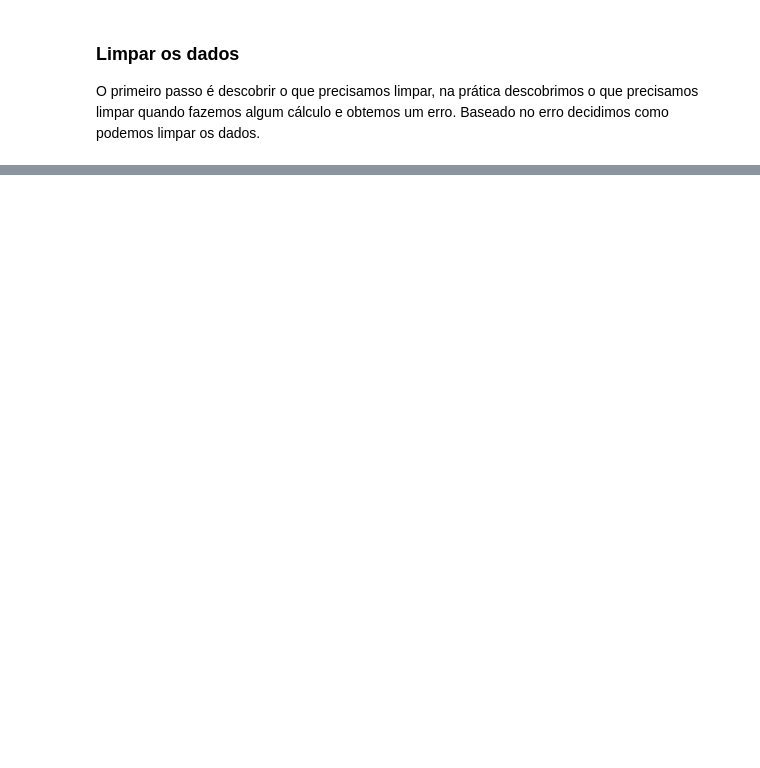
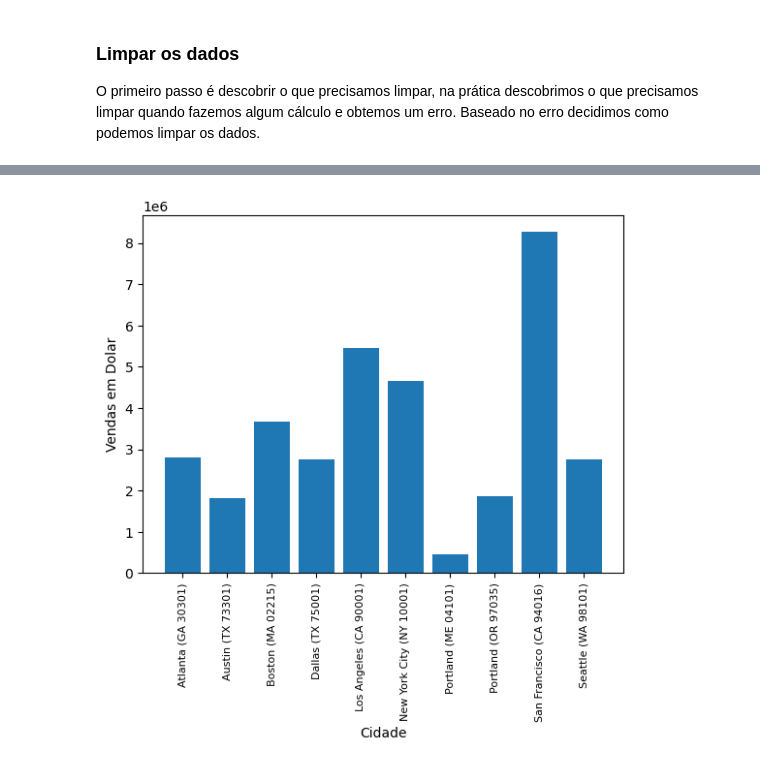
Before and after one commit to FiGuidastri/youtube-tutorials, a Jupyter notebook: Keith Galli/real-world-task-python-pandas/app.ipynb, the cells around one changed output, grey strips where cells are left out. Saved outputs shown, nothing was run; the diff lists cells and outputs as text; code cells hidden in the pictures; blank space fills up the shorter version.

```diff
--- a/Keith Galli/real-world-task-python-pandas/app.ipynb
+++ b/Keith Galli/real-world-task-python-pandas/app.ipynb
@@ -44,0 +168,16 @@ display(df.head())
+# %%
+# Agrupando por cidade e somando as vendas em um DataFrame separado para facilitar o acesso
+city_sales = df.groupby(['City'])['Sales'].sum()
+
+# Extraindo as chaves (nomes das cidades) e os valores (soma de vendas) separadamente
+keys = city_sales.index
+values = city_sales.values
+
+# Construindo o gráfico
+plt.bar(keys, values)
+plt.ylabel('Vendas em Dolar')
+plt.xlabel('Cidade')
+plt.xticks(keys, rotation='vertical', size=8)
+plt.show()
+# %% [output]
+[figure, added]
```
Also changed, not shown: parts of 21 cells of this notebook.
